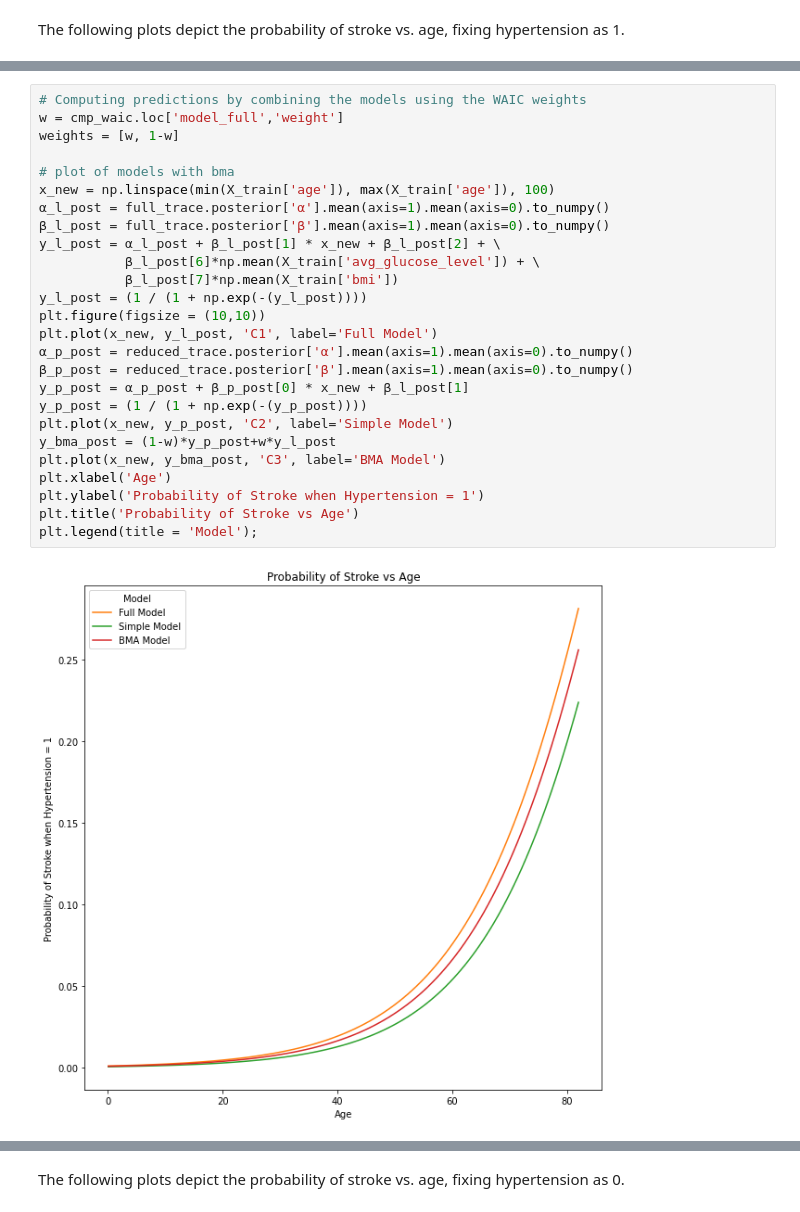
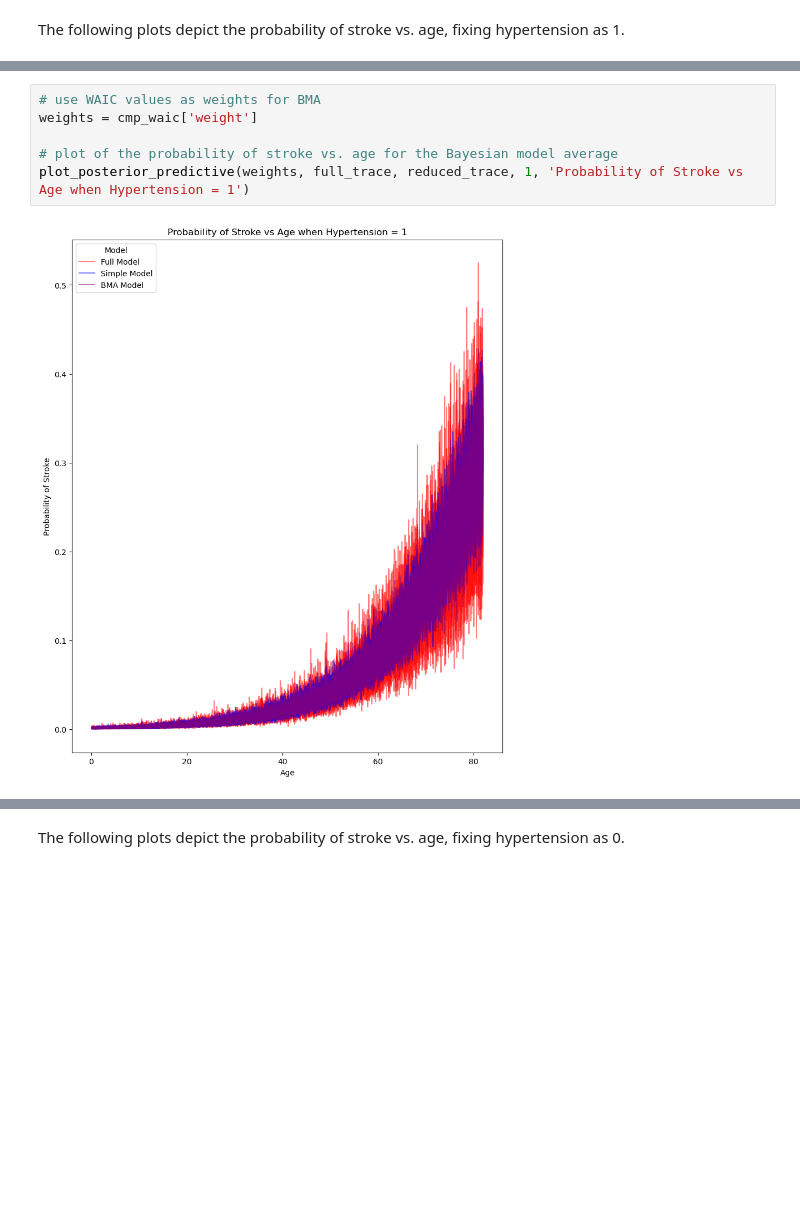
Before and after one commit to Griffin-McCauley/stroke-analysis-bayes, a Jupyter notebook: Stroke Analysis.ipynb, the cells around one changed output, grey strips where cells are left out. Cells and saved outputs as stored; diff of their text form; blank space fills up the shorter version.

Commit message:
Update stroke analysis code

```diff
--- a/Stroke Analysis.ipynb
+++ b/Stroke Analysis.ipynb
@@ -677,28 +714,8 @@ plt.legend(title = 'Model');
-# %%
-# Computing predictions by combining the models using the WAIC weights
-w = cmp_waic.loc['model_full','weight']
-weights = [w, 1-w]
-
-# plot of models with bma
-x_new = np.linspace(min(X_train['age']), max(X_train['age']), 100)
-α_l_post = full_trace.posterior['α'].mean(axis=1).mean(axis=0).to_numpy()
-β_l_post = full_trace.posterior['β'].mean(axis=1).mean(axis=0).to_numpy()
-y_l_post = α_l_post + β_l_post[1] * x_new + β_l_post[2] + \
-           β_l_post[6]*np.mean(X_train['avg_glucose_level']) + \
-           β_l_post[7]*np.mean(X_train['bmi'])
-y_l_post = (1 / (1 + np.exp(-(y_l_post))))
-plt.figure(figsize = (10,10))
-plt.plot(x_new, y_l_post, 'C1', label='Full Model')
-α_p_post = reduced_trace.posterior['α'].mean(axis=1).mean(axis=0).to_numpy()
-β_p_post = reduced_trace.posterior['β'].mean(axis=1).mean(axis=0).to_numpy()
-y_p_post = α_p_post + β_p_post[0] * x_new + β_l_post[1]
-y_p_post = (1 / (1 + np.exp(-(y_p_post))))
-plt.plot(x_new, y_p_post, 'C2', label='Simple Model')
-y_bma_post = (1-w)*y_p_post+w*y_l_post
-plt.plot(x_new, y_bma_post, 'C3', label='BMA Model')
-plt.xlabel('Age')
-plt.ylabel('Probability of Stroke when Hypertension = 1')
-plt.title('Probability of Stroke vs Age')
-plt.legend(title = 'Model');
-# %% [output]
-[figure, removed]
+# %%
+# use WAIC values as weights for BMA
+weights = cmp_waic['weight']
+
+# plot of the probability of stroke vs. age for the Bayesian model average
+plot_posterior_predictive(weights, full_trace, reduced_trace, 1, 'Probability of Stroke vs Age when Hypertension = 1')
+# %% [output]
+[figure, added]
```
Also changed, not shown: parts of 38 cells of this notebook, 1 other file.
